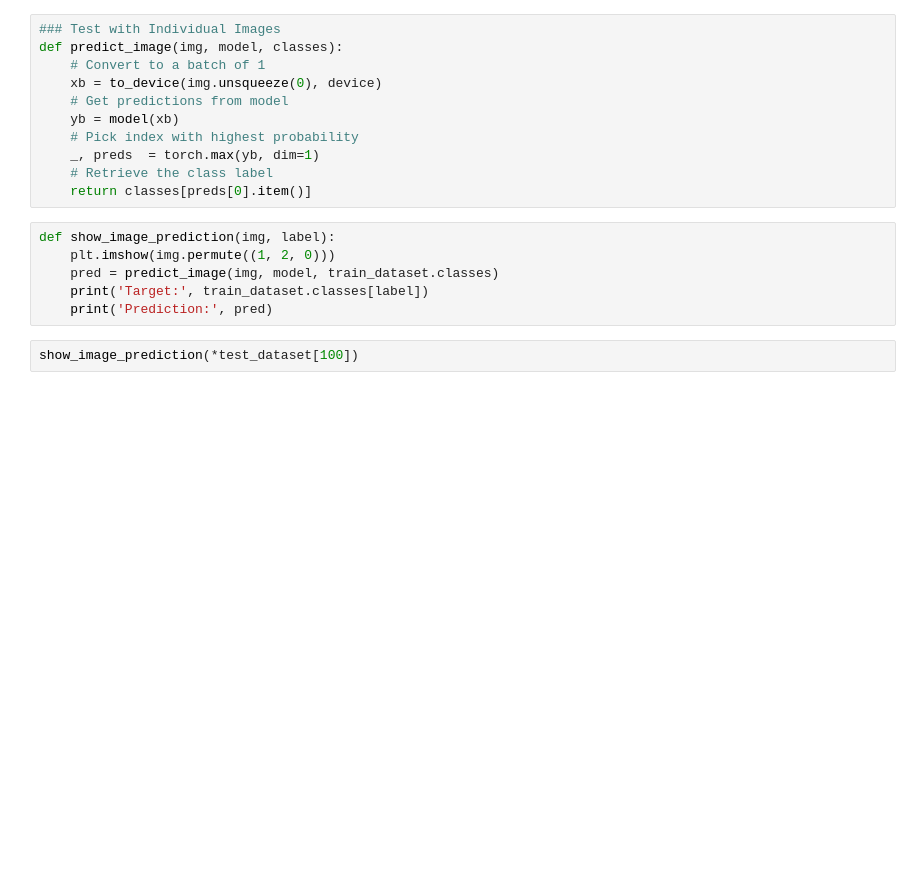
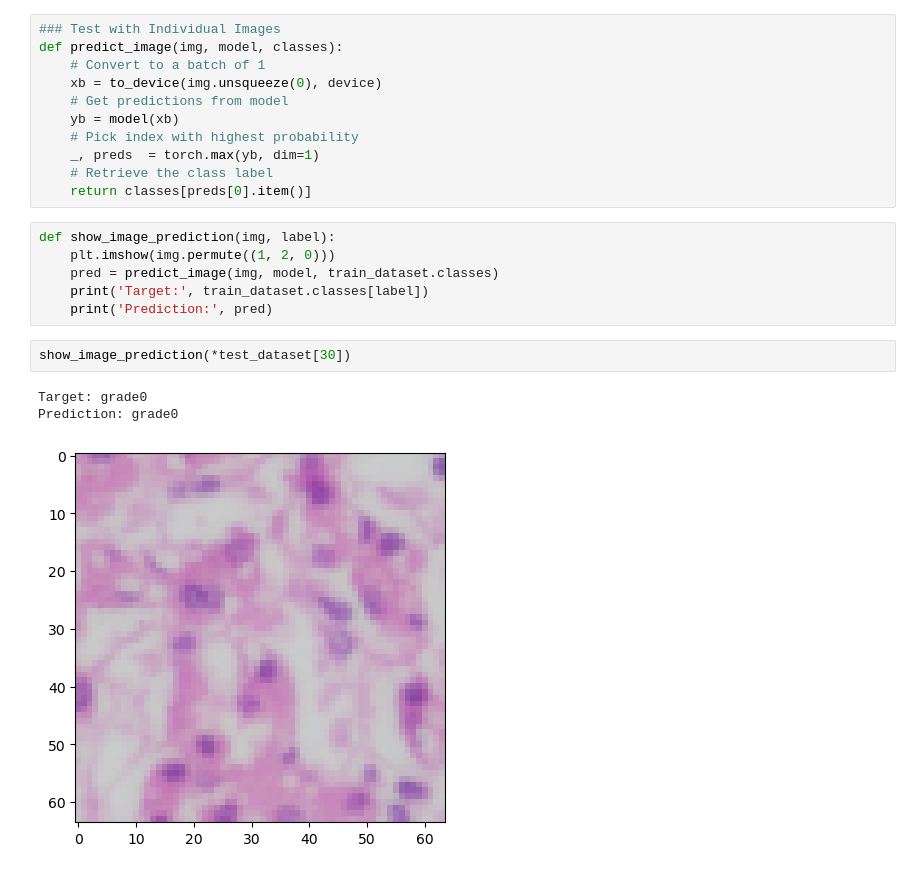
Before and after one commit to RahulVishal/NITK-liver-cancer-detection, a Jupyter notebook: liver_pred.ipynb, the cells around one changed output. Drawn from its saved outputs; the diff is of its cells as text; blank space fills up the shorter version.

```diff
--- a/liver_pred.ipynb
+++ b/liver_pred.ipynb
@@ -352,4 +378,8 @@ def show_image_prediction(img, label):
     print('Target:', train_dataset.classes[label])
     print('Prediction:', pred)
 # %%
-show_image_prediction(*test_dataset[100])
+show_image_prediction(*test_dataset[30])
+# %% [output]
+Target: grade0
+Prediction: grade0
+[figure, added]
```
Also changed, not shown: parts of 6 cells of this notebook.
